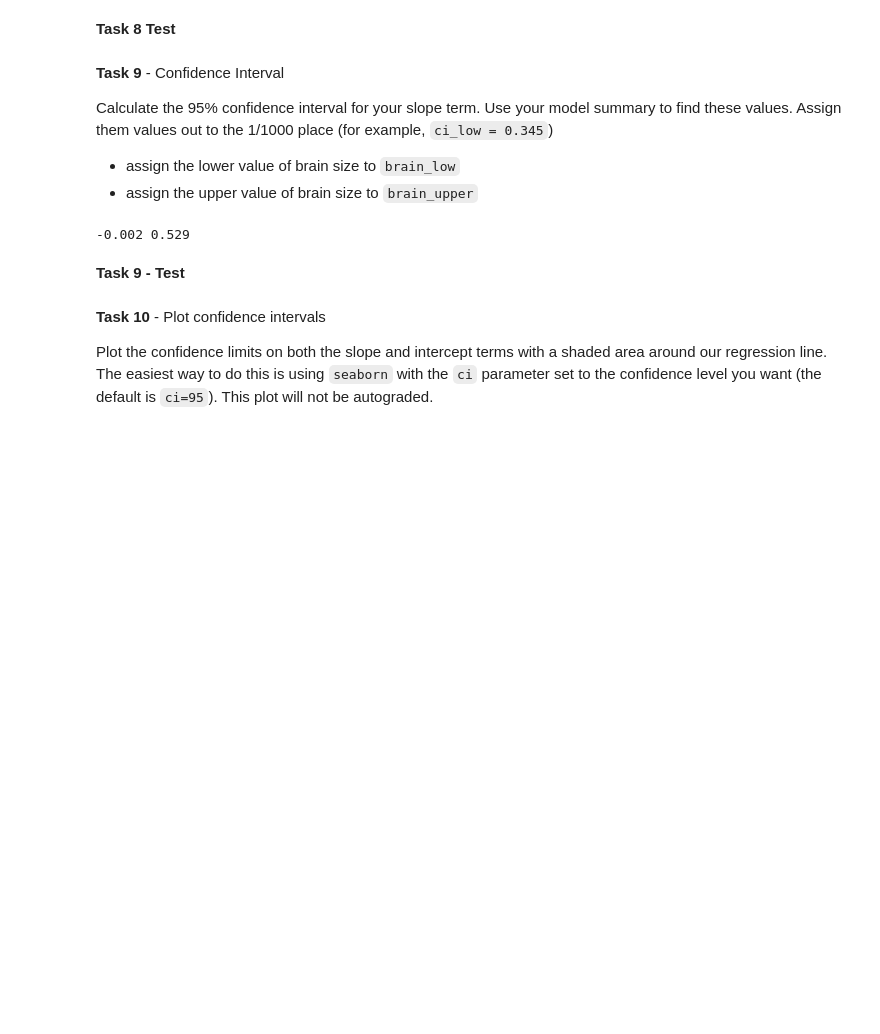
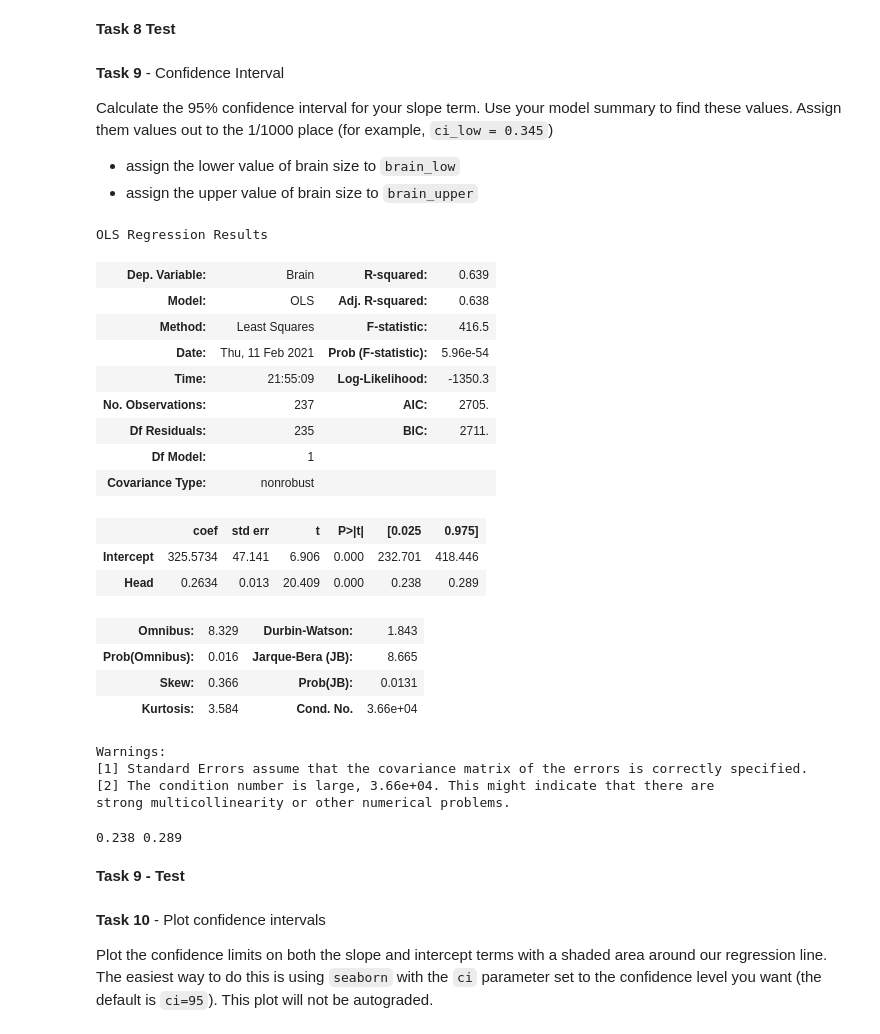
Before and after one commit to johhan27/DS-Unit-1-Sprint-3-Linear-Algebra, a Jupyter notebook: LS_DS_132_Inference_For_Regression_Assignment_AG.ipynb, the cells around one changed output. Saved outputs shown, nothing was run; the diff lists cells and outputs as text; code cells hidden in the pictures; blank space fills up the shorter version.

```diff
--- a/LS_DS_132_Inference_For_Regression_Assignment_AG.ipynb
+++ b/LS_DS_132_Inference_For_Regression_Assignment_AG.ipynb
@@ -294,15 +294,39 @@ Calculate the 95% confidence interval for your slope term. Use your model summar
 
 * assign the lower value of brain size to `brain_low`
 * assign the upper value of brain size to `brain_upper`
+# %%
+model.summary()
+# %% [output]
+OLS Regression Results
+| Dep. Variable: | Brain | R-squared: | 0.639 |
+| Model: | OLS | Adj. R-squared: | 0.638 |
+| Method: | Least Squares | F-statistic: | 416.5 |
+| Date: | Thu, 11 Feb 2021 | Prob (F-statistic): | 5.96e-54 |
+| Time: | 21:55:09 | Log-Likelihood: | -1350.3 |
+| No. Observations: | 237 | AIC: | 2705. |
+| Df Residuals: | 235 | BIC: | 2711. |
+| Df Model: | 1 |  |  |
+| Covariance Type: | nonrobust |  |  |
+|  | coef | std err | t | P>|t| | [0.025 | 0.975] |
+| Intercept | 325.5734 | 47.141 | 6.906 | 0.000 | 232.701 | 418.446 |
+| Head | 0.2634 | 0.013 | 20.409 | 0.000 | 0.238 | 0.289 |
+| Omnibus: | 8.329 | Durbin-Watson: | 1.843 |
+| Prob(Omnibus): | 0.016 | Jarque-Bera (JB): | 8.665 |
+| Skew: | 0.366 | Prob(JB): | 0.0131 |
+| Kurtosis: | 3.584 | Cond. No. | 3.66e+04 |
+Warnings:
+[1] Standard Errors assume that the covariance matrix of the errors is correctly specified.
+[2] The condition number is large, 3.66e+04. This might indicate that there are
+strong multicollinearity or other numerical problems.
 # %%
 # Task 9
 
 # YOUR CODE HERE
-brain_low = round(slope - t_stat * std_err, 3)
-brain_upper = round(slope + t_stat * std_err, 3)
+brain_low = 0.238
+brain_upper = 0.289
 print (brain_low, brain_upper)
 # %% [output]
--0.002 0.529
+0.238 0.289
 # %% [markdown]
 **Task 9 - Test**
 # %%
```
Also changed, not shown: parts of 9 cells of this notebook.
